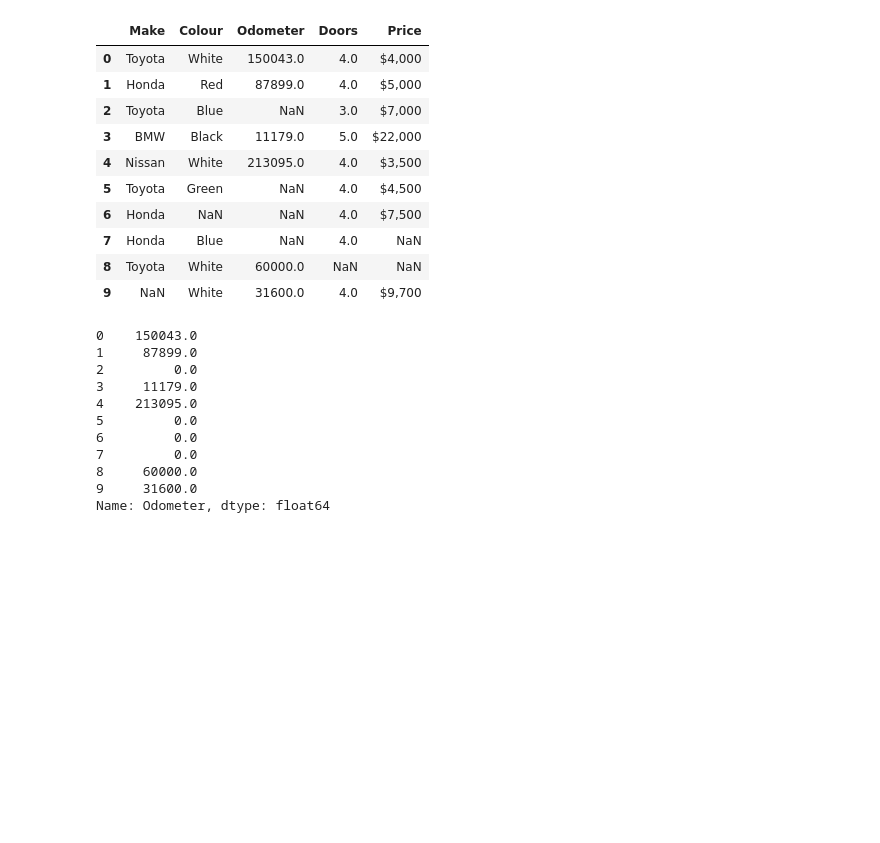
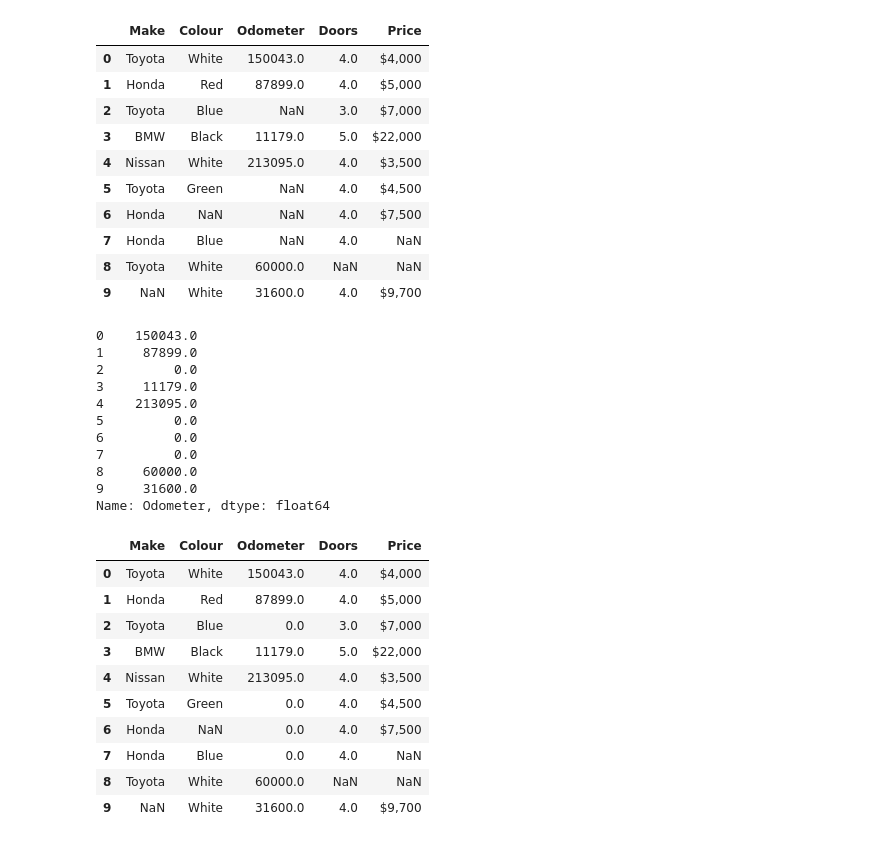
Before and after one commit to hessifer/DataScienceAIML, a Jupyter notebook: learning_pandas.ipynb, the cells around one changed output. Drawn from its saved outputs; the diff is of its cells as text; code cells hidden in the pictures; blank space fills up the shorter version.

Commit message:
cleaning data in Pandas

```diff
--- a/learning_pandas.ipynb
+++ b/learning_pandas.ipynb
@@ -448,3 +448,22 @@ car_sales_missing["Odometer"].fillna(0.0)
 8     60000.0
 9     31600.0
 Name: Odometer, dtype: float64
+# %%
+# After we have inspected the proposed changes we can make the consistent with reassignment or the inplace=True parameter
+car_sales_missing.fillna({"Odometer": 0.0}, inplace=True)
+## DO NOT USE DEPRECATED in Pandas 3.0 --> car_sales_missing["Odometer"].fillna(0.0, inplace=True)
+# %%
+# let's look at our DataFrame, did the changes persist?
+car_sales_missing
+# %% [output]
+|  | Make | Colour | Odometer | Doors | Price |
+| 0 | Toyota | White | 150043.0 | 4.0 | $4,000 |
+| 1 | Honda | Red | 87899.0 | 4.0 | $5,000 |
+| 2 | Toyota | Blue | 0.0 | 3.0 | $7,000 |
+| 3 | BMW | Black | 11179.0 | 5.0 | $22,000 |
+| 4 | Nissan | White | 213095.0 | 4.0 | $3,500 |
+| 5 | Toyota | Green | 0.0 | 4.0 | $4,500 |
+| 6 | Honda | NaN | 0.0 | 4.0 | $7,500 |
+| 7 | Honda | Blue | 0.0 | 4.0 | NaN |
+| 8 | Toyota | White | 60000.0 | NaN | NaN |
+| 9 | NaN | White | 31600.0 | 4.0 | $9,700 |
```
Also changed, not shown: parts of 5 cells of this notebook.
